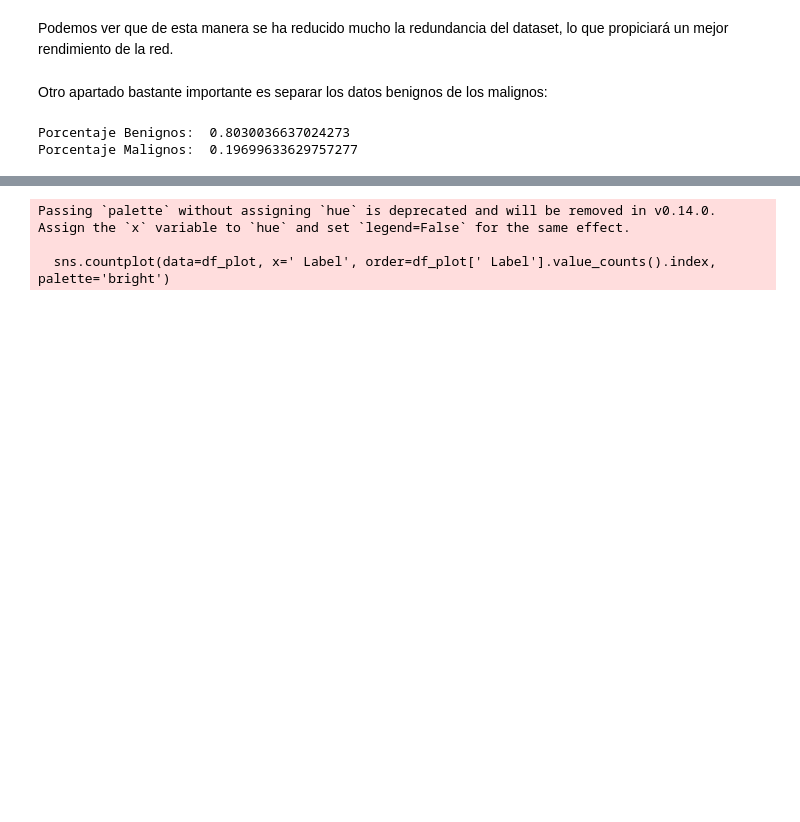
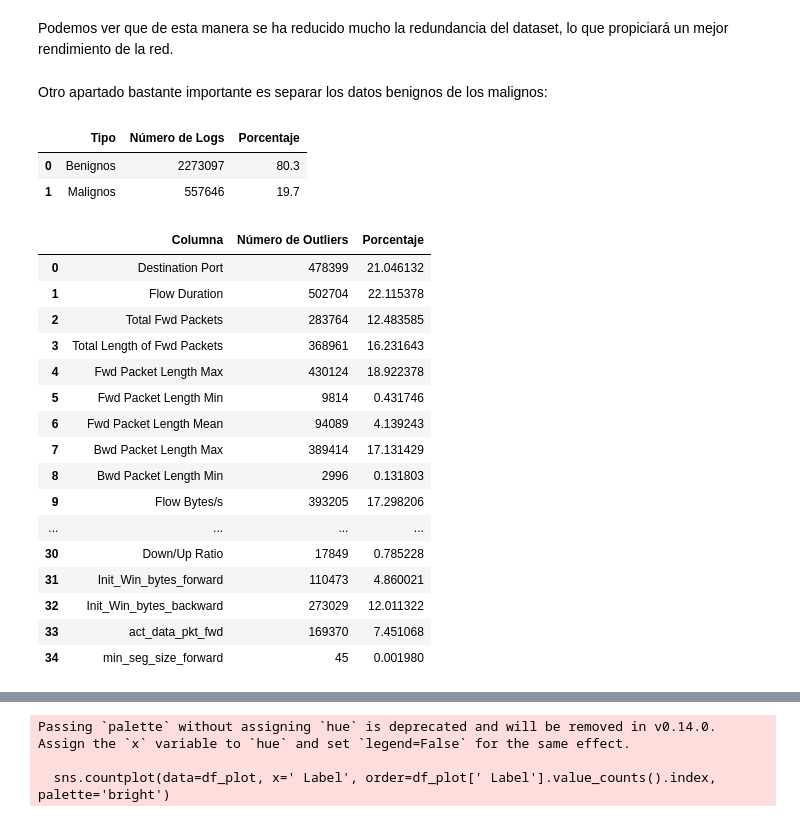
Before and after one commit to rnoguer22/AnomaliasTFG, a Jupyter notebook: code/anomalias.ipynb, the cells around one changed output, grey strips where cells are left out. Cells and saved outputs as stored; diff of their text form; code cells hidden in the pictures; blank space fills up the shorter version.

```diff
--- a/code/anomalias.ipynb
+++ b/code/anomalias.ipynb
@@ -79,8 +131,40 @@ Otro apartado bastante importante es separar los datos benignos de los malignos:
 # %%
 df_benign = anomalias.get_df_benign(df_corr_cleaned)
 df_malign = anomalias.get_df_malign(df_corr_cleaned)
-print('Porcentaje Benignos: ', len(df_benign) / len(df))
-print('Porcentaje Malignos: ', len(df_malign) / len(df))
+porc_benign = round((len(df_benign) / len(df_corr_cleaned)) * 100, 2)
+porc_malign = round((len(df_malign) / len(df_corr_cleaned)) * 100, 2)
+
+df_resumen = pd.DataFrame({
+    "Tipo": ["Benignos", "Malignos"],
+    "Número de Logs": [len(df_benign), len(df_malign)],
+    "Porcentaje": [porc_benign, porc_malign]
+})
+
+dfi.export(df_resumen, os.path.join(os.getenv('REPOSITORY_PATH'), 'img/code/df', 'benignos_vs_malignos.png'), table_conversion='chrome')
+
+df_resumen
 # %% [output]
-Porcentaje Benignos:  0.8030036637024273
-Porcentaje Malignos:  0.19699633629757277
+|  | Tipo | Número de Logs | Porcentaje |
+| 0 | Benignos | 2273097 | 80.3 |
+| 1 | Malignos | 557646 | 19.7 |
+# %%
+df_outliers_benign = anomalias.get_outliers_df(df_benign)
+df_outliers_benign
+# %% [output]
+|  | Columna | Número de Outliers | Porcentaje |
+| 0 | Destination Port | 478399 | 21.046132 |
+| 1 | Flow Duration | 502704 | 22.115378 |
+| 2 | Total Fwd Packets | 283764 | 12.483585 |
+| 3 | Total Length of Fwd Packets | 368961 | 16.231643 |
+| 4 | Fwd Packet Length Max | 430124 | 18.922378 |
+| 5 | Fwd Packet Length Min | 9814 | 0.431746 |
+| 6 | Fwd Packet Length Mean | 94089 | 4.139243 |
+| 7 | Bwd Packet Length Max | 389414 | 17.131429 |
+| 8 | Bwd Packet Length Min | 2996 | 0.131803 |
+| 9 | Flow Bytes/s | 393205 | 17.298206 |
+| ... | ... | ... | ... |
+| 30 | Down/Up Ratio | 17849 | 0.785228 |
+| 31 | Init_Win_bytes_forward | 110473 | 4.860021 |
+| 32 | Init_Win_bytes_backward | 273029 | 12.011322 |
+| 33 | act_data_pkt_fwd | 169370 | 7.451068 |
+| 34 | min_seg_size_forward | 45 | 0.001980 |
```
Also changed, not shown: parts of 16 cells of this notebook, 7 other files.
